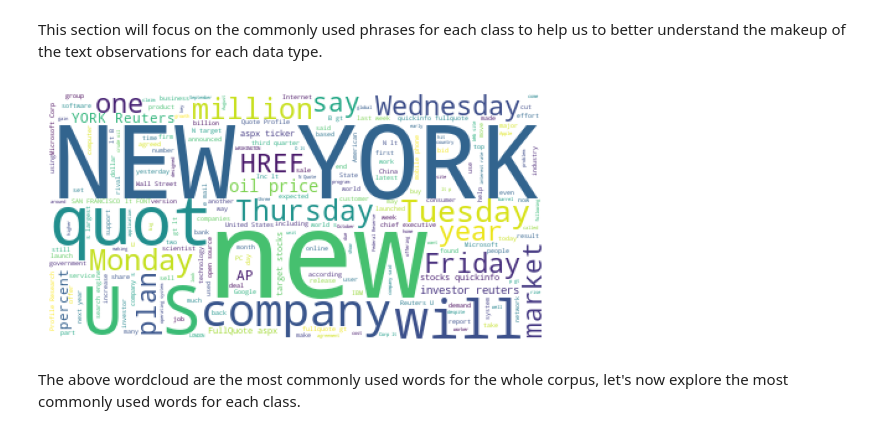
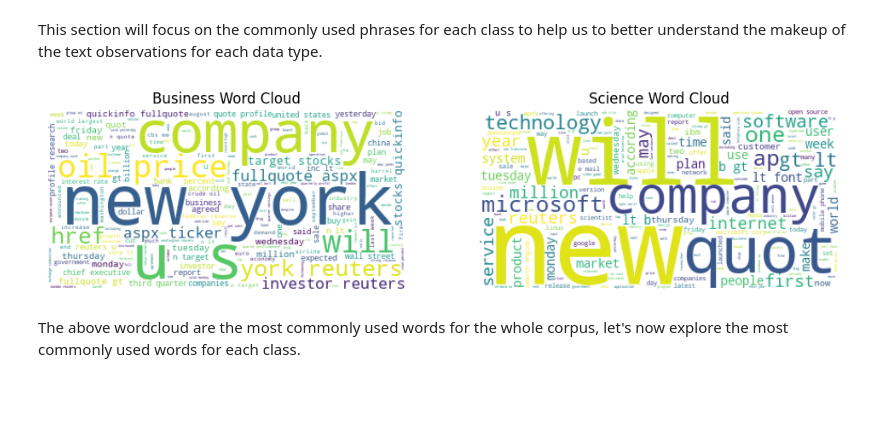
Before and after one commit to ehaley3/Advanced_Machine_Learning_Final_Project2025, a Jupyter notebook: AML_Final_Project_Group2.ipynb, the cells around one changed output. Drawn from its saved outputs; the diff is of its cells as text; code cells hidden in the pictures; blank space fills up the shorter version.

```diff
--- a/AML_Final_Project_Group2.ipynb
+++ b/AML_Final_Project_Group2.ipynb
@@ -87,3 +134,6 @@ test_reviews, test_labels = tfds.as_numpy(test_data)
+# %%
+train_reviews_clean = clean_text_array(train_reviews)
+test_reviews_clean  = clean_text_array(test_reviews)
 # %%
 # Filtering our dataset to only include the Categories we decide to pursue. Im using Bus and Sci just to set the code up.
 
@@ -93,10 +143,12 @@ SciTech  = 3
 mask_train = np.isin(train_labels, [Business, SciTech])
 mask_test  = np.isin(test_labels,  [Business, SciTech])
 
-x_train_filtered = train_reviews[mask_train]
+
+x_train_filtered = train_reviews_clean[mask_train]
 y_train_filtered = train_labels[mask_train]
 
-x_test_filtered  = test_reviews[mask_test]
+
+x_test_filtered  = test_reviews_clean[mask_test]
 y_test_filtered  = test_labels[mask_test]
 # %%
 # Converting our labels to binary
@@ -259,18 +305,17 @@ Both classes tend to have texts of around 30 words in length. The Science texts
 # %% [markdown]
 This section will focus on the commonly used phrases for each class to help us to better understand the makeup of the text observations for each data type.
 # %%
-#decode the text to work with the wordcloud function
-text_decode = [x.decode("utf-8") for x in x_train]
-text = " ".join(text_decode)
+bus_text = " ".join(x_train[y_train == 0])
+sci_text = " ".join(x_train[y_train == 1])
 
-#create wordcloud
-wc = WordCloud(background_color="white").generate(text)
+wc_bus = WordCloud(background_color="white").generate(bus_text)
+wc_sci = WordCloud(background_color="white").generate(sci_text)
 
-#plot the wordcloud
-plt.imshow(wc)
-plt.axis("off")
+fig, axes = plt.subplots(1, 2, figsize=(12, 6))
+axes[0].imshow(wc_bus); axes[0].axis("off"); axes[0].set_title("Business Word Cloud")
+axes[1].imshow(wc_sci); axes[1].axis("off"); axes[1].set_title("Science Word Cloud")
 plt.show()
 # %% [output]
-[figure, old version]
+[figure, new version]
 # %% [markdown]
 The above wordcloud are the most commonly used words for the whole corpus, let's now explore the most commonly used words for each class.
```
Also changed, not shown: parts of 17 cells of this notebook.
